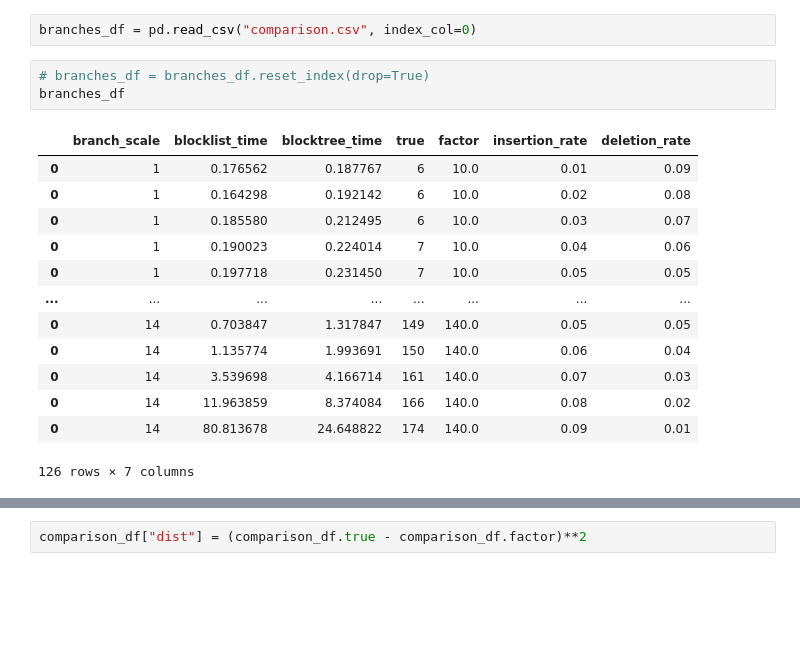
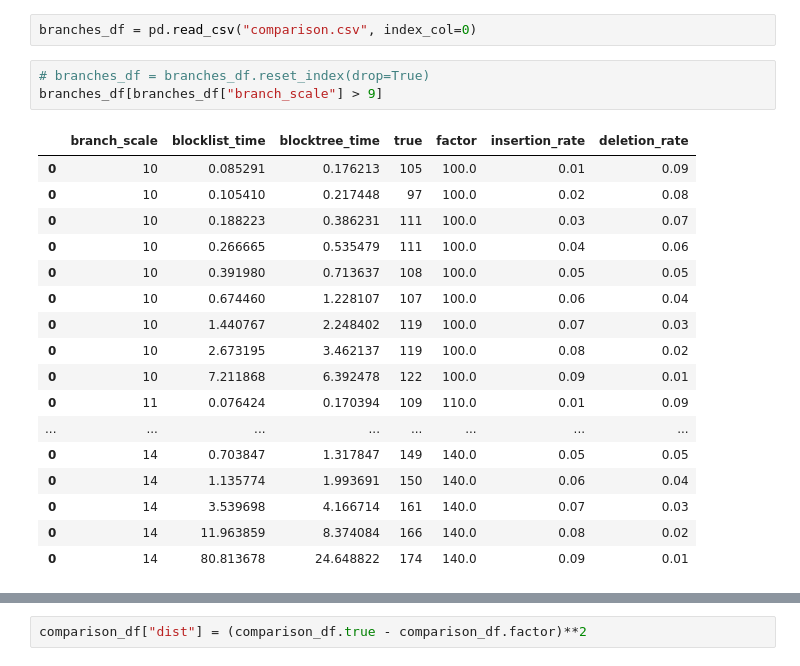
Before and after one commit to nimrodSerokTAU/evo-sim, a Jupyter notebook: benchmark/switch_factor.ipynb, the cells around one changed output, grey strips where cells are left out. Saved outputs shown, nothing was run; the diff lists cells and outputs as text; blank space fills up the shorter version.

```diff
--- a/benchmark/switch_factor.ipynb
+++ b/benchmark/switch_factor.ipynb
@@ -153,21 +153,25 @@ rates
 branches_df = pd.read_csv("comparison.csv", index_col=0)
 # %%
 # branches_df = branches_df.reset_index(drop=True)
-branches_df
+branches_df[branches_df["branch_scale"] > 9]
 # %% [output]
 |  | branch_scale | blocklist_time | blocktree_time | true | factor | insertion_rate | deletion_rate |
-| 0 | 1 | 0.176562 | 0.187767 | 6 | 10.0 | 0.01 | 0.09 |
-| 0 | 1 | 0.164298 | 0.192142 | 6 | 10.0 | 0.02 | 0.08 |
-| 0 | 1 | 0.185580 | 0.212495 | 6 | 10.0 | 0.03 | 0.07 |
-| 0 | 1 | 0.190023 | 0.224014 | 7 | 10.0 | 0.04 | 0.06 |
-| 0 | 1 | 0.197718 | 0.231450 | 7 | 10.0 | 0.05 | 0.05 |
+| 0 | 10 | 0.085291 | 0.176213 | 105 | 100.0 | 0.01 | 0.09 |
+| 0 | 10 | 0.105410 | 0.217448 | 97 | 100.0 | 0.02 | 0.08 |
+| 0 | 10 | 0.188223 | 0.386231 | 111 | 100.0 | 0.03 | 0.07 |
+| 0 | 10 | 0.266665 | 0.535479 | 111 | 100.0 | 0.04 | 0.06 |
+| 0 | 10 | 0.391980 | 0.713637 | 108 | 100.0 | 0.05 | 0.05 |
+| 0 | 10 | 0.674460 | 1.228107 | 107 | 100.0 | 0.06 | 0.04 |
+| 0 | 10 | 1.440767 | 2.248402 | 119 | 100.0 | 0.07 | 0.03 |
+| 0 | 10 | 2.673195 | 3.462137 | 119 | 100.0 | 0.08 | 0.02 |
+| 0 | 10 | 7.211868 | 6.392478 | 122 | 100.0 | 0.09 | 0.01 |
+| 0 | 11 | 0.076424 | 0.170394 | 109 | 110.0 | 0.01 | 0.09 |
 | ... | ... | ... | ... | ... | ... | ... | ... |
 | 0 | 14 | 0.703847 | 1.317847 | 149 | 140.0 | 0.05 | 0.05 |
 | 0 | 14 | 1.135774 | 1.993691 | 150 | 140.0 | 0.06 | 0.04 |
 | 0 | 14 | 3.539698 | 4.166714 | 161 | 140.0 | 0.07 | 0.03 |
 | 0 | 14 | 11.963859 | 8.374084 | 166 | 140.0 | 0.08 | 0.02 |
 | 0 | 14 | 80.813678 | 24.648822 | 174 | 140.0 | 0.09 | 0.01 |
-126 rows × 7 columns
 # %%
 for group in branches_df.groupby("branch_scale"):
     group[1][["blocklist_time", "blocktree_time", "insertion_rate"]].plot(x ="insertion_rate",
```
Also changed, not shown: parts of 3 cells of this notebook.
